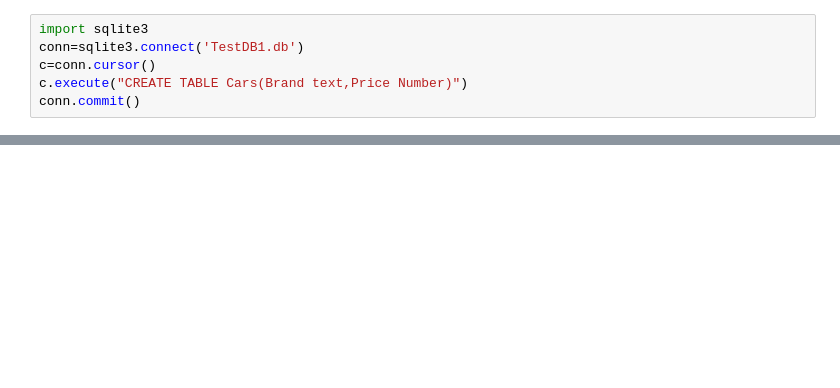
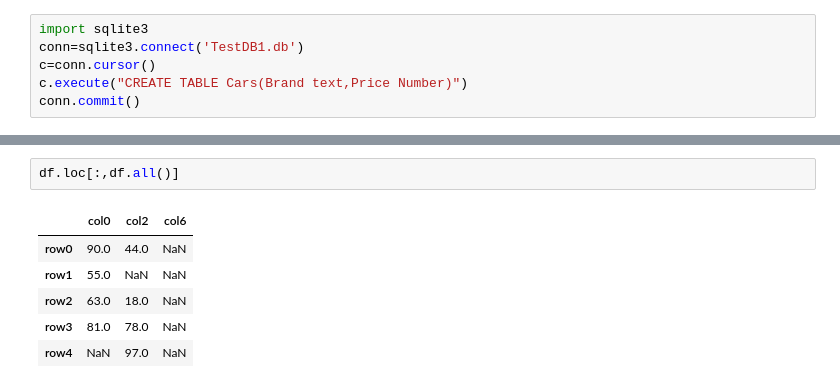
Before and after one commit to Aryamore/MSC_FDS_527, a Jupyter notebook: practical_6.ipynb, the cells around one changed output, grey strips where cells are left out. Drawn from its saved outputs; the diff is of its cells as text; blank space fills up the shorter version.

```diff
--- a/practical_6.ipynb
+++ b/practical_6.ipynb
@@ -178,0 +173,9 @@ state.apply(lambda n:n*2)
+# %%
+df.loc[:,df.all()]
+# %% [output]
+|  | col0 | col2 | col6 |
+| row0 | 90.0 | 44.0 | NaN |
+| row1 | 55.0 | NaN | NaN |
+| row2 | 63.0 | 18.0 | NaN |
+| row3 | 81.0 | 78.0 | NaN |
+| row4 | NaN | 97.0 | NaN |
```
Also changed, not shown: parts of 22 cells of this notebook.
